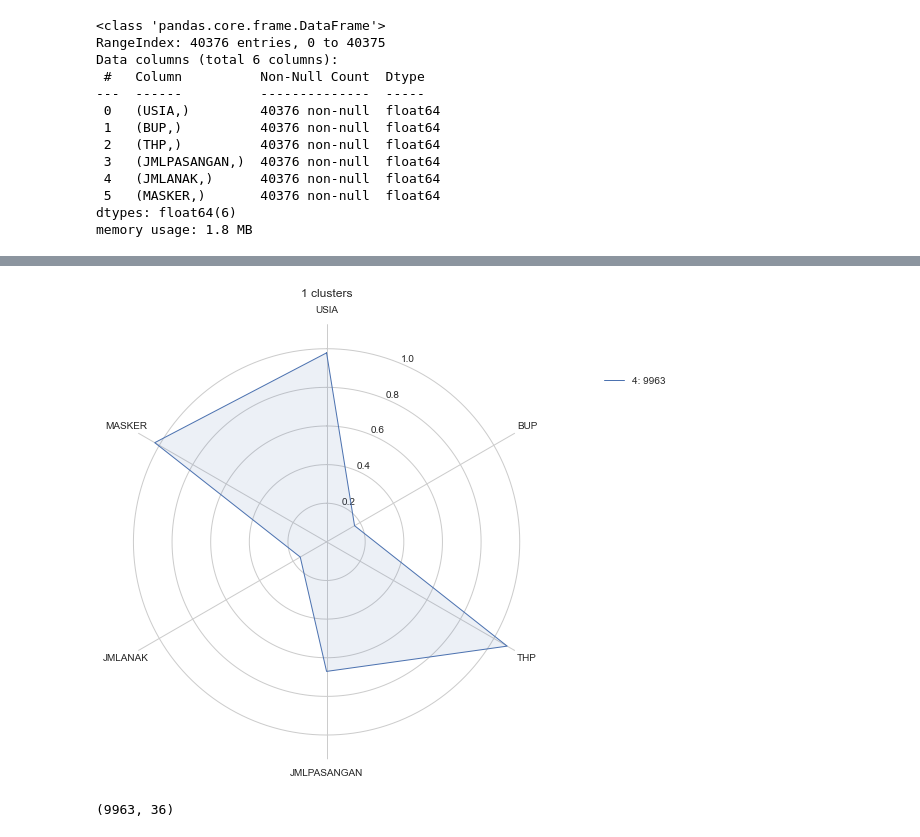
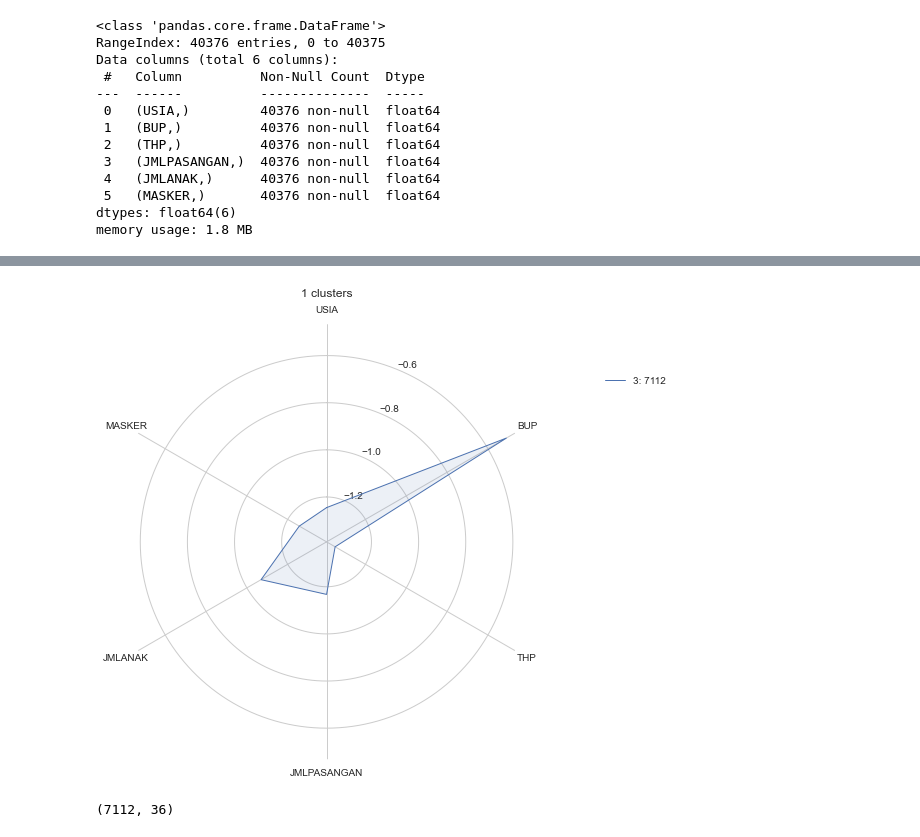
Before and after one commit to PurwadhikaDev/Kelompok_3_DS_Taspen_FinalProject, a Jupyter notebook: capstoneProject.ipynb, the cells around one changed output, grey strips where cells are left out. Cells and saved outputs as stored; diff of their text form; code cells hidden in the pictures.

```diff
--- a/capstoneProject.ipynb
+++ b/capstoneProject.ipynb
@@ -1504,7 +1503,7 @@ biplot_pca(prop_small_a)
 # %%
 #KMeans visualization
 np.random.seed(100)
-kmeans_ex_a = KMeans(n_clusters=5).fit(aktif_scaled)
+kmeans_ex_a = KMeans(n_clusters=4).fit(aktif_scaled)
 # %%
 # code here
 label_ex_a = kmeans_ex_a.labels_
@@ -1747,16 +1713,16 @@ plt.show();
 # %%
-prof_a1 = aktif_scaled.iloc[aktif_clustered[aktif_clustered['label']==4].index.values].copy()
-prof_a1['label'] = aktif_clustered[aktif_clustered['label']==4]['label']
+prof_a1 = aktif_scaled.iloc[aktif_clustered[aktif_clustered['label']==3].index.values].copy()
+prof_a1['label'] = aktif_clustered[aktif_clustered['label']==3]['label']
 prof_a1.columns = ['USIA', 'BUP', 'THP', 'JMLPASANGAN', 'JMLANAK','MASKER','label']
 prof_a1.shape
 plot_cluster_radar(prof_a1,'label')
 # %% [output]
-[figure, old version]
+[figure, new version]
 # %%
-cluster4 = df_exp.loc[aktif_clustered[aktif_clustered['label']==4].index.values].sort_values(by='THP', ascending=False)
+cluster4 = df_exp.loc[aktif_clustered[aktif_clustered['label']==3].index.values].sort_values(by='THP', ascending=False)
 cluster4.shape
 # %% [output]
-(9963, 36)
+(7112, 36)
 # %%
 cluster4.head(10)
 # %% [output]
```
Also changed, not shown: parts of 28 cells of this notebook, 1 other file.
